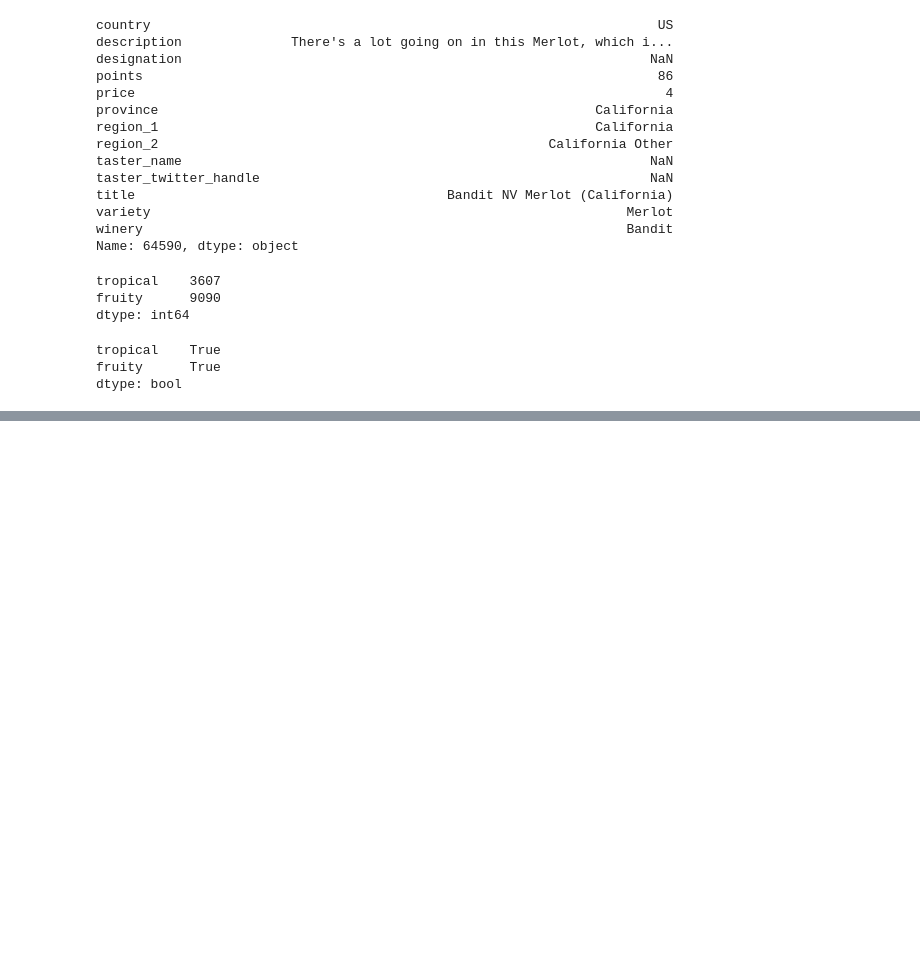
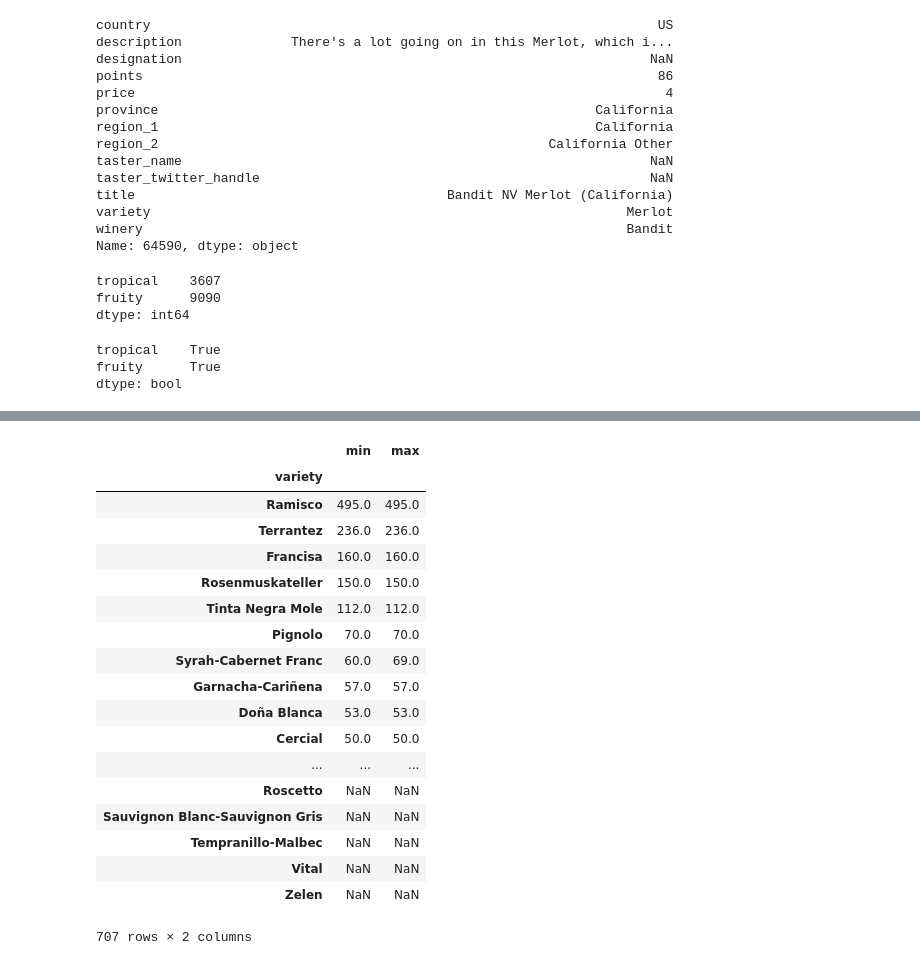
Before and after one commit to caiobbd/kaggle_pandas, a Jupyter notebook: Training.ipynb, the cells around one changed output, grey strips where cells are left out. Drawn from its saved outputs; the diff is of its cells as text; code cells hidden in the pictures; blank space fills up the shorter version.

```diff
--- a/Training.ipynb
+++ b/Training.ipynb
@@ -290,0 +473,24 @@ star_ratings = reviews.apply(starsystem, axis = 'columns')
+# %%
+variety_price =reviews.groupby('variety').price.agg([min,max])
+# %%
+variety_price.sort_values(by=['min','max'],ascending=False)
+# %% [output]
+|  | min | max |
+| variety |  |  |
+| Ramisco | 495.0 | 495.0 |
+| Terrantez | 236.0 | 236.0 |
+| Francisa | 160.0 | 160.0 |
+| Rosenmuskateller | 150.0 | 150.0 |
+| Tinta Negra Mole | 112.0 | 112.0 |
+| Pignolo | 70.0 | 70.0 |
+| Syrah-Cabernet Franc | 60.0 | 69.0 |
+| Garnacha-Cariñena | 57.0 | 57.0 |
+| Doña Blanca | 53.0 | 53.0 |
+| Cercial | 50.0 | 50.0 |
+| ... | ... | ... |
+| Roscetto | NaN | NaN |
+| Sauvignon Blanc-Sauvignon Gris | NaN | NaN |
+| Tempranillo-Malbec | NaN | NaN |
+| Vital | NaN | NaN |
+| Zelen | NaN | NaN |
+707 rows × 2 columns
```
Also changed, not shown: parts of 18 cells of this notebook.
